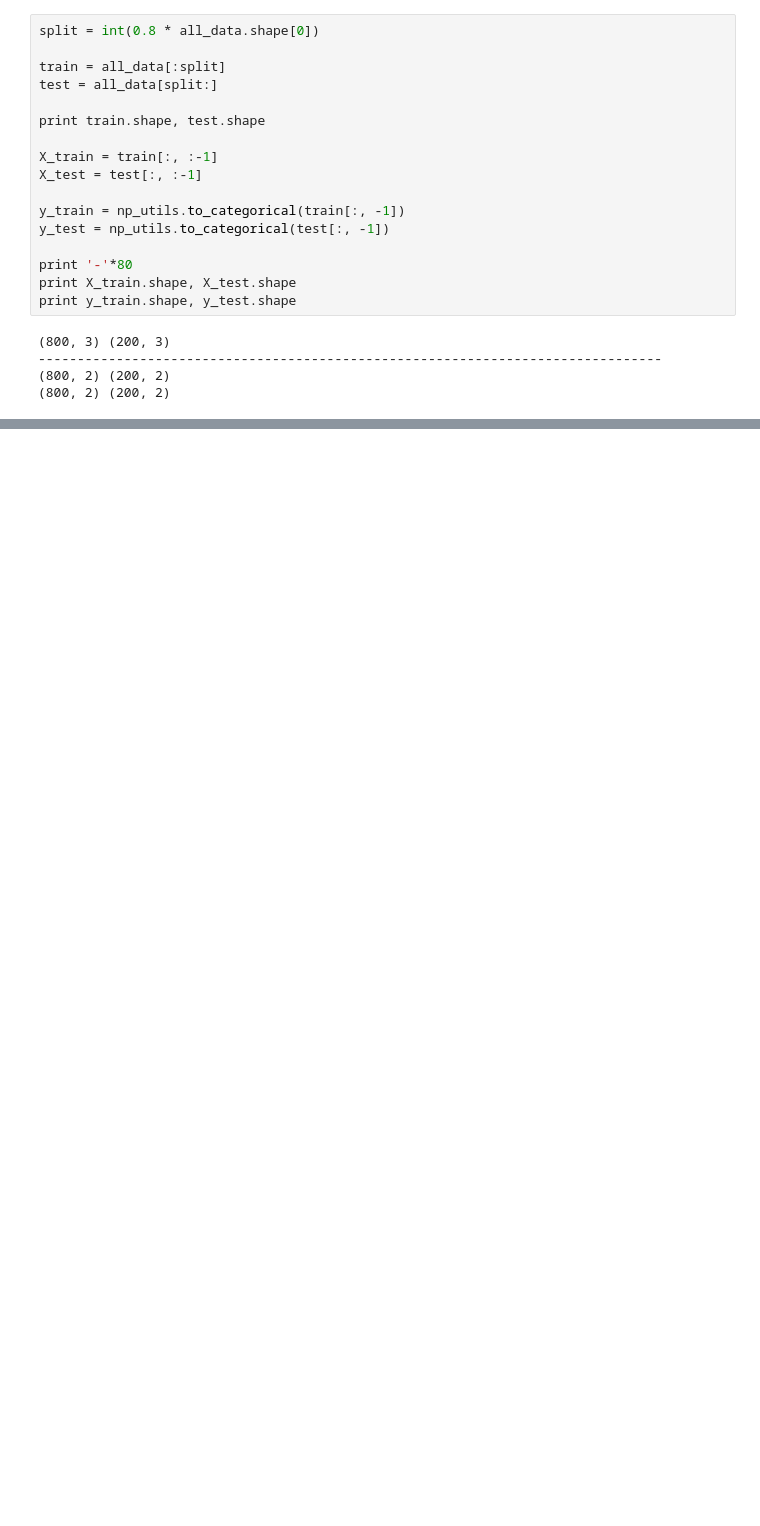
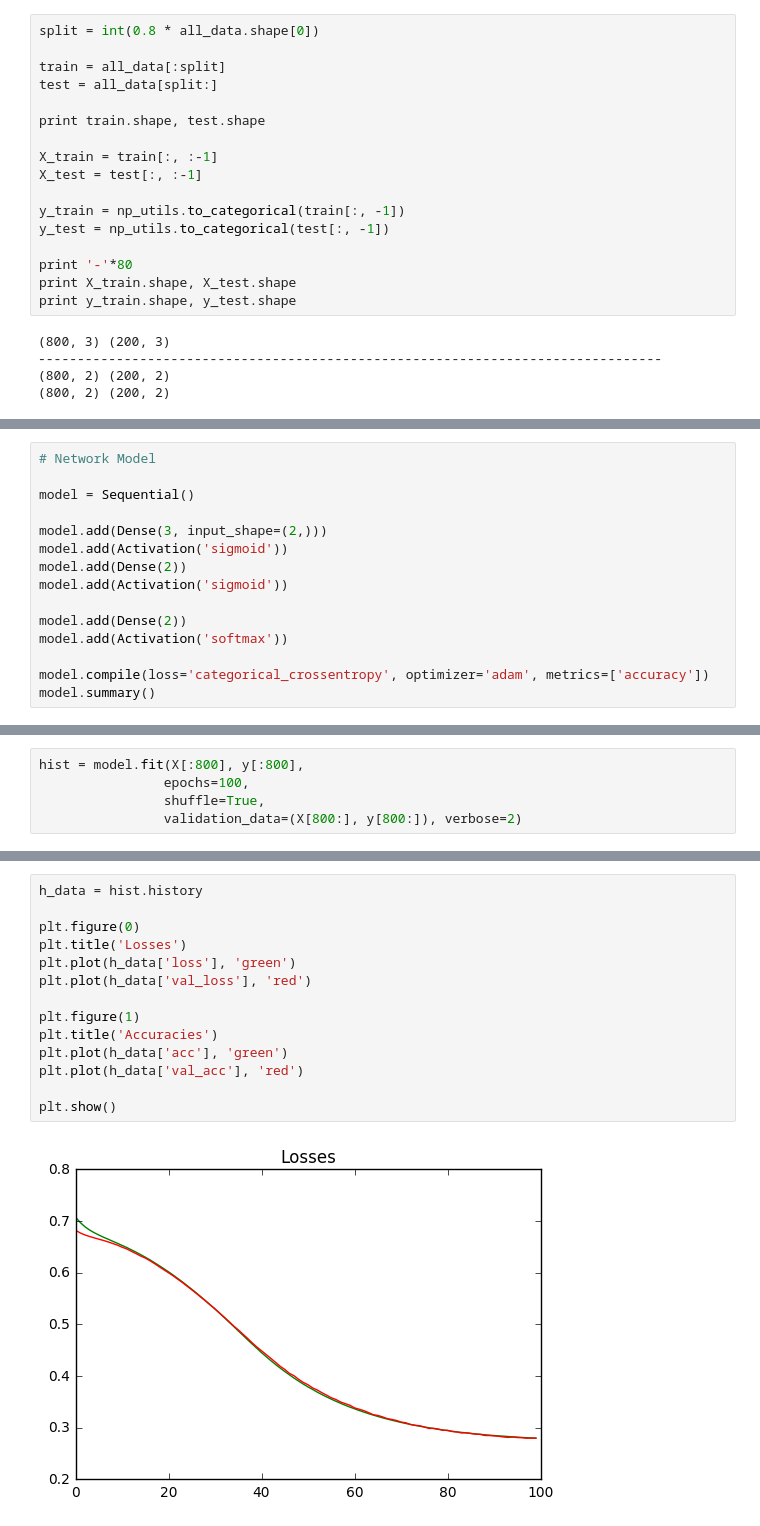
Before and after one commit to coding-blocks-archives/Perceptron_Bootcamp_Summer_2017, a Jupyter notebook: class_05/NeuralNets.ipynb, the cells around one changed output, grey strips where cells are left out. Drawn from its saved outputs; the diff is of its cells as text; blank space fills up the shorter version.

```diff
--- a/class_05/NeuralNets.ipynb
+++ b/class_05/NeuralNets.ipynb
@@ -155,0 +176,15 @@ hist.history
+# %%
+# Network Model
+
+model = Sequential()
+
+model.add(Dense(3, input_shape=(2,)))
+model.add(Activation('sigmoid'))
+model.add(Dense(2))
+model.add(Activation('sigmoid'))
+
+model.add(Dense(2))
+model.add(Activation('softmax'))
+
+model.compile(loss='categorical_crossentropy', optimizer='adam', metrics=['accuracy'])
+model.summary()
@@ -155,0 +211,5 @@ hist.history
+# %%
+hist = model.fit(X[:800], y[:800],
+                epochs=100,
+                shuffle=True,
+                validation_data=(X[800:], y[800:]), verbose=2)
@@ -155,0 +234,16 @@ hist.history
+# %%
+h_data = hist.history
+
+plt.figure(0)
+plt.title('Losses')
+plt.plot(h_data['loss'], 'green')
+plt.plot(h_data['val_loss'], 'red')
+
+plt.figure(1)
+plt.title('Accuracies')
+plt.plot(h_data['acc'], 'green')
+plt.plot(h_data['val_acc'], 'red')
+
+plt.show()
+# %% [output]
+[figure, added]
```
Also changed, not shown: parts of 19 cells of this notebook.
